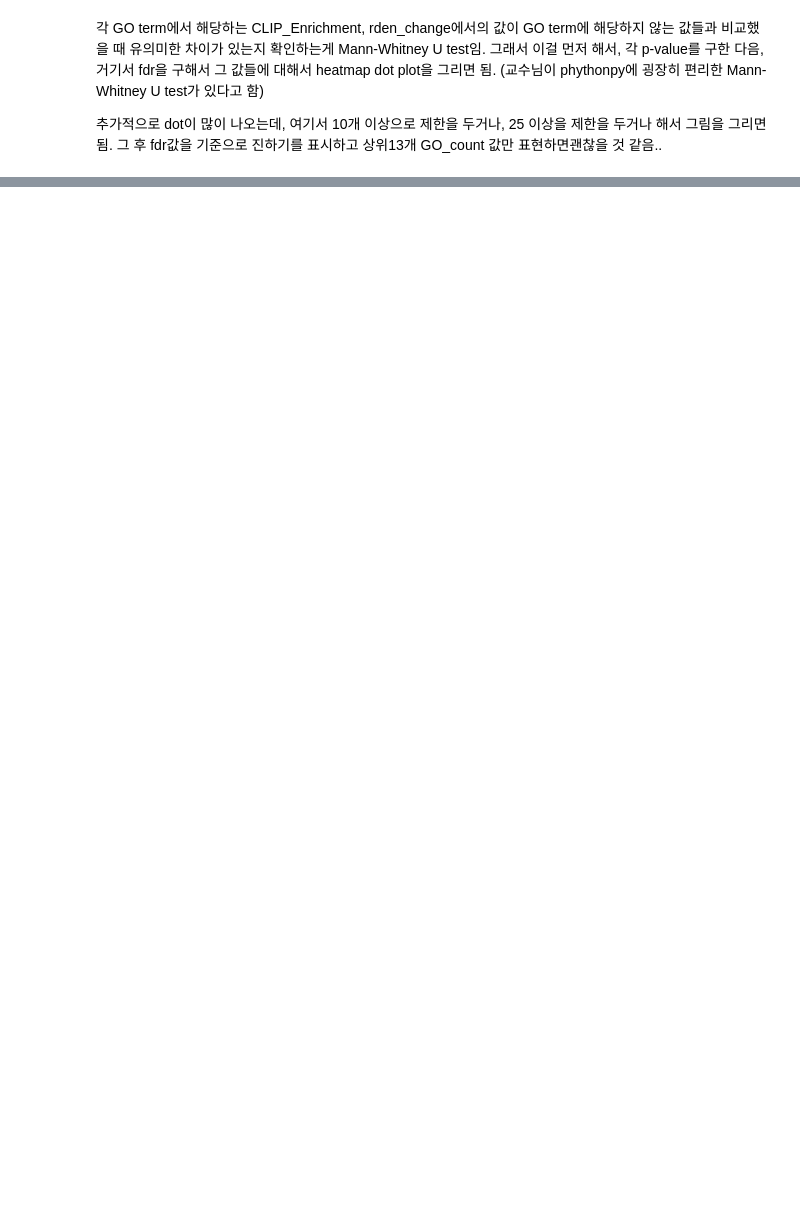
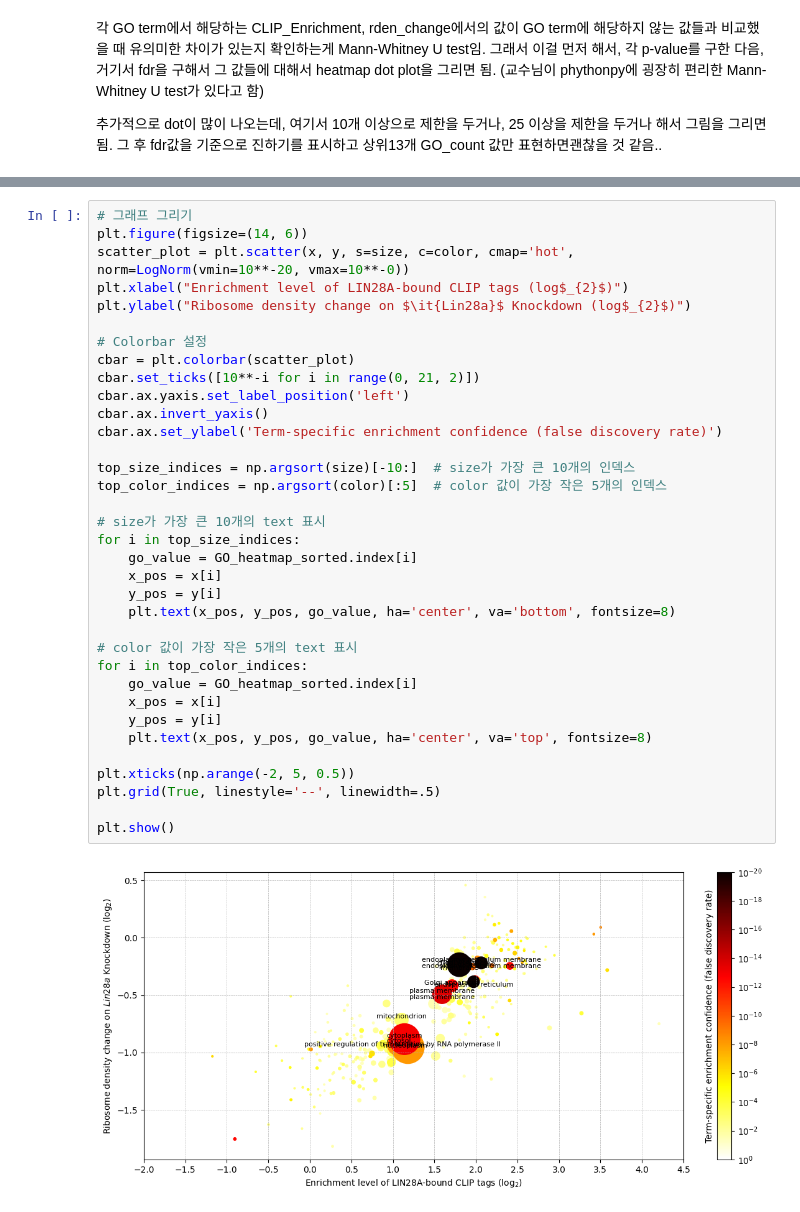
Before and after one commit to JungseoChoi/CJSbioinformatics, a Jupyter notebook: bioinformatics_project.ipynb, the cells around one changed output, grey strips where cells are left out. Drawn from its saved outputs; the diff is of its cells as text; blank space fills up the shorter version.

```diff
--- a/bioinformatics_project.ipynb
+++ b/bioinformatics_project.ipynb
@@ -441,3 +513,40 @@ GO_heatmap_sorted
+# %%
+# 그래프 그리기
+plt.figure(figsize=(14, 6))
+scatter_plot = plt.scatter(x, y, s=size, c=color, cmap='hot', norm=LogNorm(vmin=10**-20, vmax=10**-0))
+plt.xlabel("Enrichment level of LIN28A-bound CLIP tags (log$_{2}$)")
+plt.ylabel("Ribosome density change on $\it{Lin28a}$ Knockdown (log$_{2}$)")
+
+# Colorbar 설정
+cbar = plt.colorbar(scatter_plot)
+cbar.set_ticks([10**-i for i in range(0, 21, 2)])
+cbar.ax.yaxis.set_label_position('left')
+cbar.ax.invert_yaxis()
+cbar.ax.set_ylabel('Term-specific enrichment confidence (false discovery rate)')
+
+top_size_indices = np.argsort(size)[-10:]  # size가 가장 큰 10개의 인덱스
+top_color_indices = np.argsort(color)[:5]  # color 값이 가장 작은 5개의 인덱스
+
+# size가 가장 큰 10개의 text 표시
+for i in top_size_indices:
+    go_value = GO_heatmap_sorted.index[i]
+    x_pos = x[i]
+    y_pos = y[i]
+    plt.text(x_pos, y_pos, go_value, ha='center', va='bottom', fontsize=8)
+
+# color 값이 가장 작은 5개의 text 표시
+for i in top_color_indices:
+    go_value = GO_heatmap_sorted.index[i]
+    x_pos = x[i]
+    y_pos = y[i]
+    plt.text(x_pos, y_pos, go_value, ha='center', va='top', fontsize=8)
+
+plt.xticks(np.arange(-2, 5, 0.5))
+plt.grid(True, linestyle='--', linewidth=.5)
+
+plt.show()
+# %% [output]
+[figure, added]
 # %%
 import numpy as np
 import matplotlib.pyplot as plt
```
Also changed, not shown: parts of 5 cells of this notebook.
